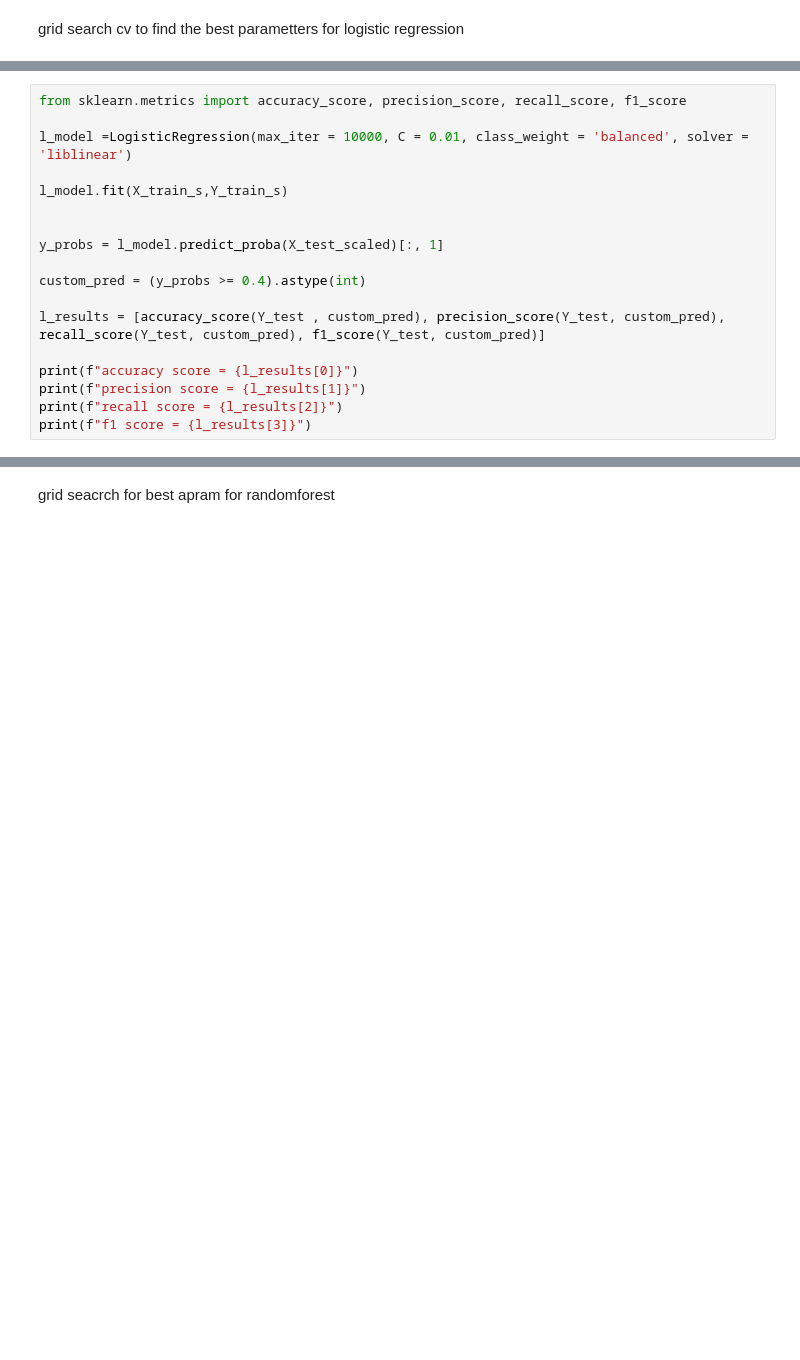
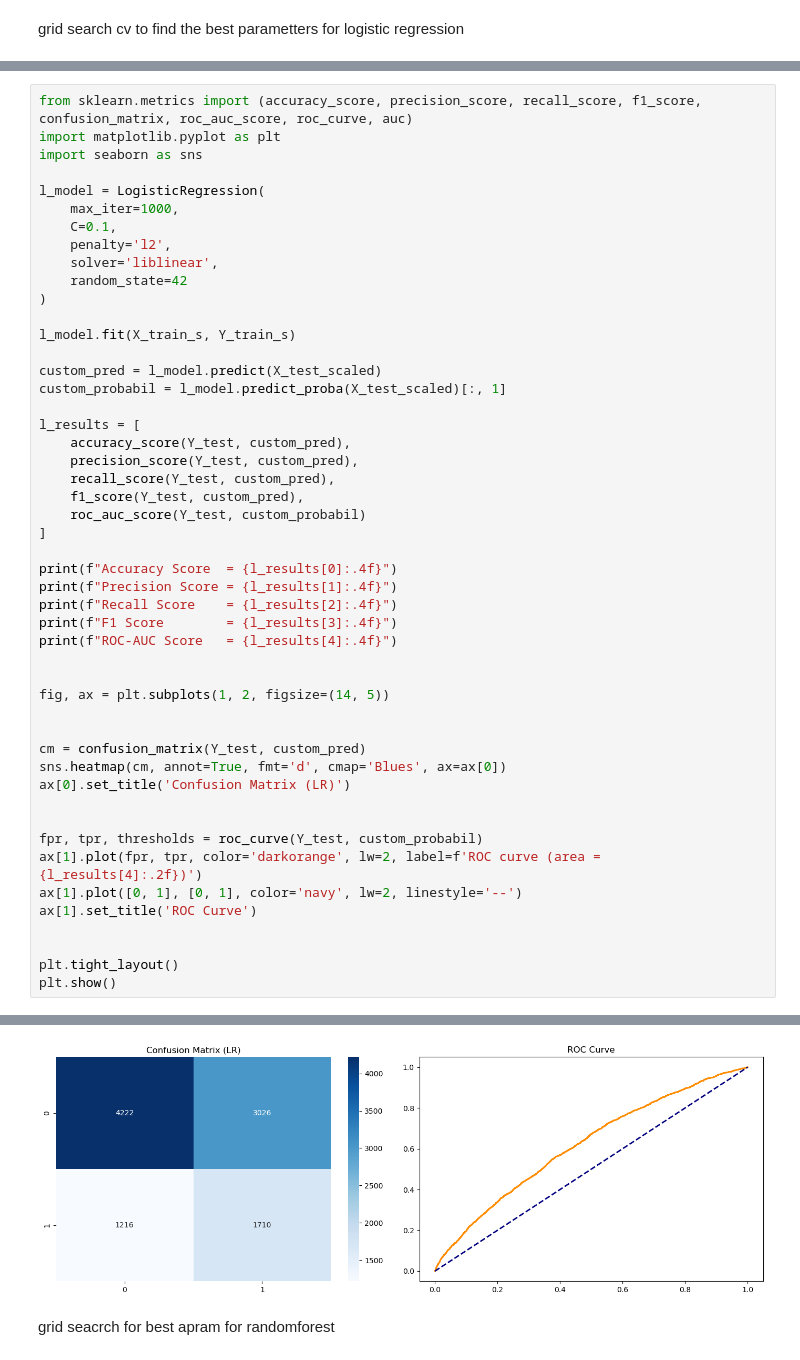
Before and after one commit to krm56/Predicting-customer-churn-using-neural-networks, a Jupyter notebook: Pproject.ipynb, the cells around one changed output, grey strips where cells are left out. Cells and saved outputs as stored; diff of their text form; blank space fills up the shorter version.

```diff
--- a/Pproject.ipynb
+++ b/Pproject.ipynb
@@ -372,19 +378,50 @@ Best F1 Score: 0.6064501608113169
 # %%
-from sklearn.metrics import accuracy_score, precision_score, recall_score, f1_score
+from sklearn.metrics import (accuracy_score, precision_score, recall_score, f1_score, confusion_matrix, roc_auc_score, roc_curve, auc)
+import matplotlib.pyplot as plt
+import seaborn as sns
 
-l_model =LogisticRegression(max_iter = 10000, C = 0.01, class_weight = 'balanced', solver = 'liblinear')
+l_model = LogisticRegression(
+    max_iter=1000,
+    C=0.1,
+    penalty='l2',
+    solver='liblinear',
+    random_state=42
+)
 
-l_model.fit(X_train_s,Y_train_s)
+l_model.fit(X_train_s, Y_train_s)
+
+custom_pred = l_model.predict(X_test_scaled)
+custom_probabil = l_model.predict_proba(X_test_scaled)[:, 1]
+
+l_results = [
+    accuracy_score(Y_test, custom_pred),
+    precision_score(Y_test, custom_pred),
+    recall_score(Y_test, custom_pred),
+    f1_score(Y_test, custom_pred),
+    roc_auc_score(Y_test, custom_probabil)
+]
+
+print(f"Accuracy Score  = {l_results[0]:.4f}")
+print(f"Precision Score = {l_results[1]:.4f}")
+print(f"Recall Score    = {l_results[2]:.4f}")
+print(f"F1 Score        = {l_results[3]:.4f}")
+print(f"ROC-AUC Score   = {l_results[4]:.4f}")
 
 
-y_probs = l_model.predict_proba(X_test_scaled)[:, 1]
+fig, ax = plt.subplots(1, 2, figsize=(14, 5))
 
-custom_pred = (y_probs >= 0.4).astype(int)
 
-l_results = [accuracy_score(Y_test , custom_pred), precision_score(Y_test, custom_pred), recall_score(Y_test, custom_pred), f1_score(Y_test, custom_pred)]
+cm = confusion_matrix(Y_test, custom_pred)
+sns.heatmap(cm, annot=True, fmt='d', cmap='Blues', ax=ax[0])
+ax[0].set_title('Confusion Matrix (LR)')
 
-print(f"accuracy score = {l_results[0]}")
-print(f"precision score = {l_results[1]}")
-print(f"recall score = {l_results[2]}")
-print(f"f1 score = {l_results[3]}")
+
+fpr, tpr, thresholds = roc_curve(Y_test, custom_probabil)
+ax[1].plot(fpr, tpr, color='darkorange', lw=2, label=f'ROC curve (area = {l_results[4]:.2f})')
+ax[1].plot([0, 1], [0, 1], color='navy', lw=2, linestyle='--')
+ax[1].set_title('ROC Curve')
+
+
+plt.tight_layout()
+plt.show()
 # %% [output]
@@ -395,2 +433,3 @@ f1 score = 0.4659176029962547
+[figure, added]
 # %% [markdown]
 grid seacrch for best apram for randomforest
```
Also changed, not shown: parts of 17 cells of this notebook.
